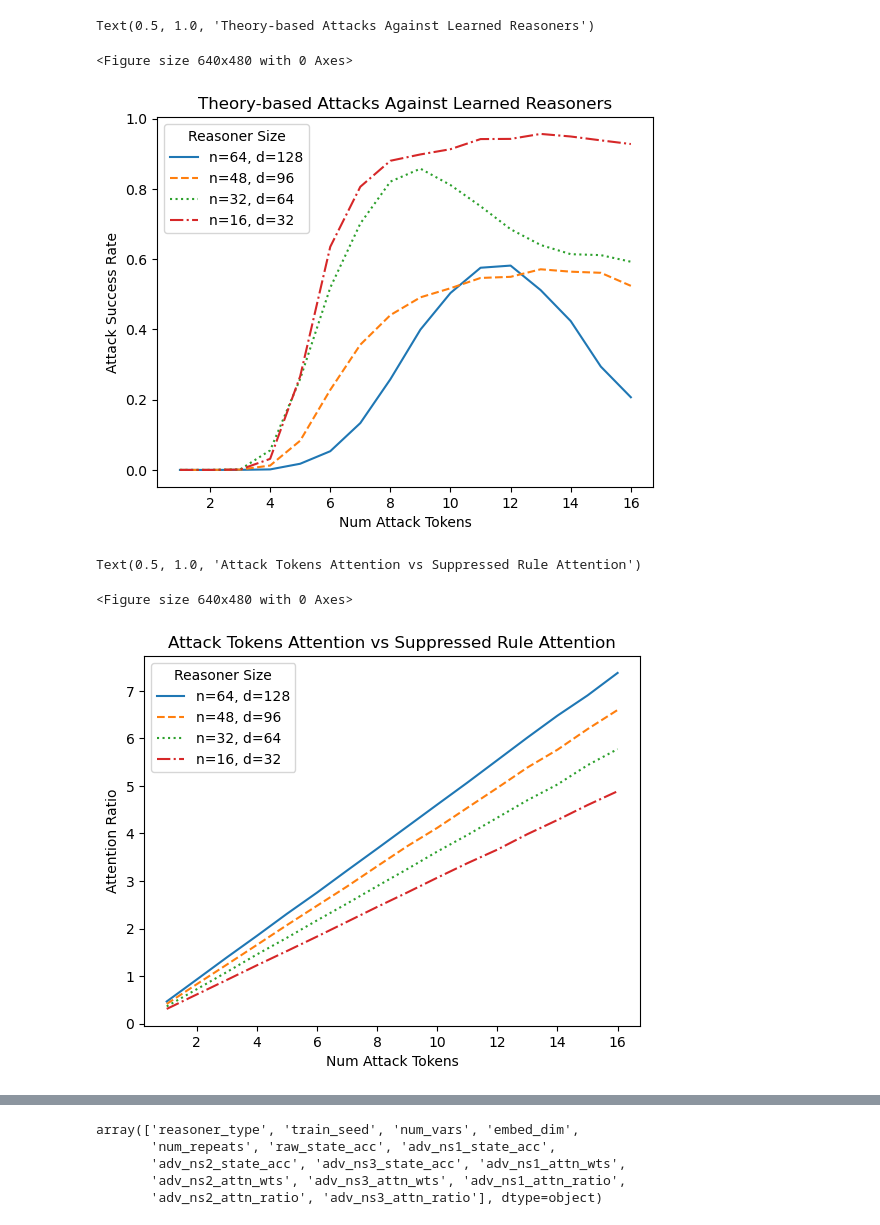
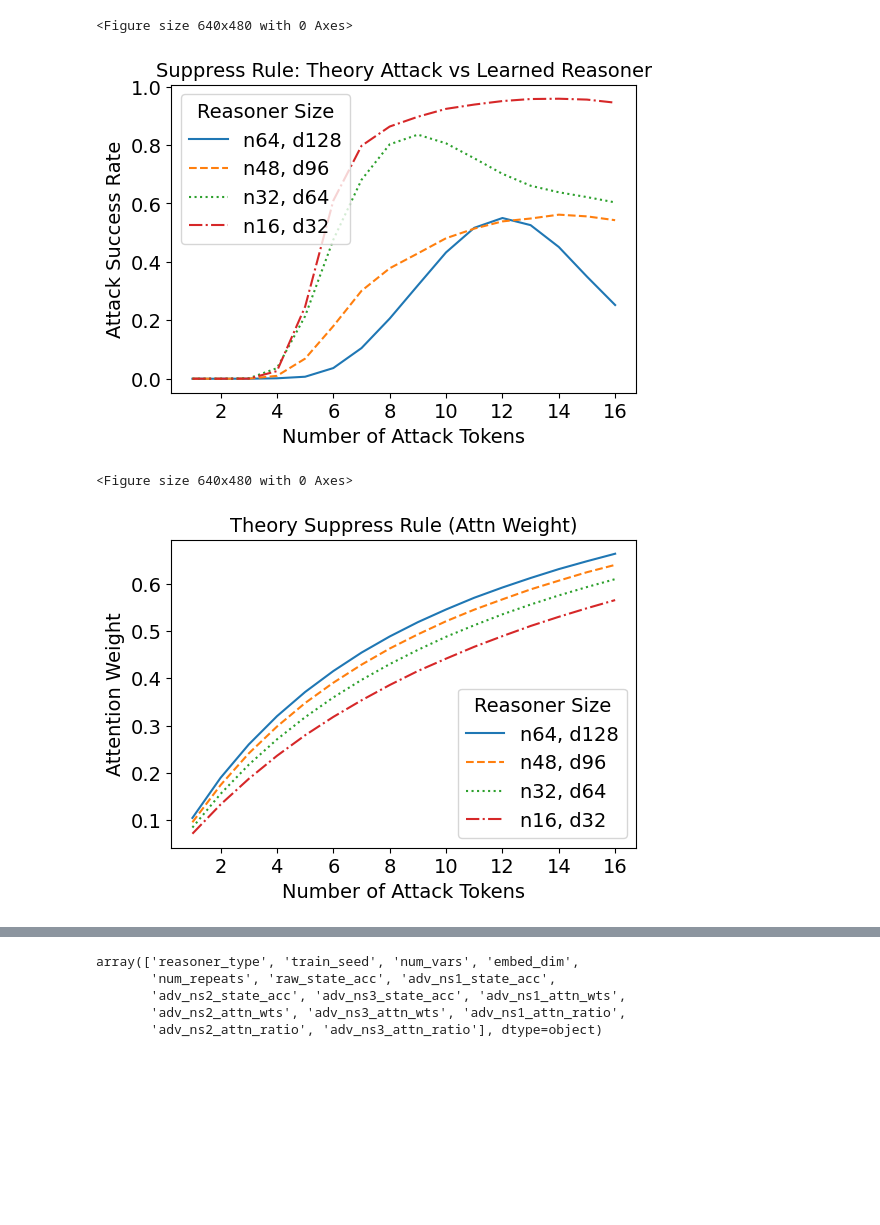
Before and after one commit to AntonXue/tf_logic, a Jupyter notebook: notebooks/experiments/exp2_theory_attacks.ipynb, the cells around one changed output, grey strips where cells are left out. Cells and saved outputs as stored; diff of their text form; code cells hidden in the pictures; blank space fills up the shorter version.

```diff
--- a/notebooks/experiments/exp2_theory_attacks.ipynb
+++ b/notebooks/experiments/exp2_theory_attacks.ipynb
@@ -8,8 +8,8 @@ import numpy as np
 import matplotlib.pyplot as plt
 # %%
 # Load dataframes
-suppress_rule_df = pd.read_csv("../../_dump/theory_attacks/theory_attack_suppress_rule.csv")
-knowledge_amnesia_df = pd.read_csv("../../_dump/theory_attacks/theory_attack_knowledge_amnesia.csv")
+suppress_rule_df = pd.read_csv("../../_dump/theory_attacks/theory_suppress_rule.csv")
+knowledge_amnesia_df = pd.read_csv("../../_dump/theory_attacks/theory_knowledge_amnesia.csv")
 # %%
 def get_col_as_np(df, tgt_col_name, filter_kvs = [], sort_by="num_repeats"):
     for k, v in filter_kvs:
@@ -18,70 +18,82 @@ def get_col_as_np(df, tgt_col_name, filter_kvs = [], sort_by="num_repeats"):
     x = df[sort_by].to_numpy()
     y = df[tgt_col_name].to_numpy()
     return x, y
+# %%
+# Some font size configurations
+legend_fs = 14
+title_fs = 14
+axis_fs = 14
+tick_fs = 14
 # %%
 plt.clf()
-fig = plt.figure(figsize=(6.4, 4.8))
+fig = plt.figure(figsize=(6, 4))
 
 x_64, y_64 = get_col_as_np(suppress_rule_df, "adv_ns3_state_acc",
     [("num_vars", 64), ("embed_dim", 128), ("reasoner_type", "learned")]
 )
 
 x_48, y_48 = get_col_as_np(suppress_rule_df, "adv_ns3_state_acc",
     [("num_vars", 48), ("embed_dim", 96), ("reasoner_type", "learned")]
 )
 
 x_32, y_32 = get_col_as_np(suppress_rule_df, "adv_ns3_state_acc",
     [("num_vars", 32), ("embed_dim", 64), ("reasoner_type", "learned")]
 )
 
 x_16, y_16 = get_col_as_np(suppress_rule_df, "adv_ns3_state_acc",
     [("num_vars", 16), ("embed_dim", 32), ("reasoner_type", "learned")]
 )
 
-plt.plot(x_64, y_64, linestyle="solid", label="n=64, d=128")
-plt.plot(x_48, y_48, linestyle="dashed", label="n=48, d=96")
-plt.plot(x_32, y_32, linestyle="dotted", label="n=32, d=64")
-plt.plot(x_16, y_16, linestyle="dashdot", label="n=16, d=32")
-plt.legend(loc="upper left", title="Reasoner Size")
-plt.ylabel("Attack Success Rate")
-plt.xlabel("Num Attack Tokens")
-plt.title("Theory-based Attacks Against Learned Reasoners")
+plt.plot(x_64, y_64, linestyle="solid", label="n64, d128")
+plt.plot(x_48, y_48, linestyle="dashed", label="n48, d96")
+plt.plot(x_32, y_32, linestyle="dotted", label="n32, d64")
+plt.plot(x_16, y_16, linestyle="dashdot", label="n16, d32")
+plt.legend(loc="upper left", title="Reasoner Size", fontsize=legend_fs, title_fontsize=legend_fs)
+plt.ylabel("Attack Success Rate", fontsize=axis_fs)
+plt.xlabel("Number of Attack Tokens", fontsize=axis_fs)
+plt.yticks(fontsize=tick_fs)
+plt.xticks(fontsize=tick_fs)
+plt.title("Suppress Rule: Theory Attack vs Learned Reasoner", fontsize=title_fs)
+# plt.title("Theory-based Attacks Against Learned Reasoners", fontsize=title_fs)
+plt.savefig("images/exp2_suppress_rule_acc.png", bbox_inches="tight", transparent=True)
 # %% [output]
-Text(0.5, 1.0, 'Theory-based Attacks Against Learned Reasoners')
+<Figure size 640x480 with 0 Axes>
-<Figure size 640x480 with 0 Axes>
-[figure, old version]
+[figure, new version]
 # %%
 plt.clf()
-fig = plt.figure(figsize=(6.4, 4.8))
+fig = plt.figure(figsize=(6,4))
 
-x_64, y_64 = get_col_as_np(suppress_rule_df, "adv_ns1_attn_ratio",
+x_64, y_64 = get_col_as_np(suppress_rule_df, "adv_ns1_attn_wts",
     [("num_vars", 64), ("embed_dim", 128), ("reasoner_type", "learned")]
 )
 
-x_48, y_48 = get_col_as_np(suppress_rule_df, "adv_ns1_attn_ratio",
+x_48, y_48 = get_col_as_np(suppress_rule_df, "adv_ns1_attn_wts",
     [("num_vars", 48), ("embed_dim", 96), ("reasoner_type", "learned")]
 )
 
-x_32, y_32 = get_col_as_np(suppress_rule_df, "adv_ns1_attn_ratio",
+x_32, y_32 = get_col_as_np(suppress_rule_df, "adv_ns1_attn_wts",
     [("num_vars", 32), ("embed_dim", 64), ("reasoner_type", "learned")]
 )
 
-x_16, y_16 = get_col_as_np(suppress_rule_df, "adv_ns1_attn_ratio",
+x_16, y_16 = get_col_as_np(suppress_rule_df, "adv_ns1_attn_wts",
     [("num_vars", 16), ("embed_dim", 32), ("reasoner_type", "learned")]
 )
 
-plt.plot(x_64, y_64, linestyle="solid", label="n=64, d=128")
-plt.plot(x_48, y_48, linestyle="dashed", label="n=48, d=96")
-plt.plot(x_32, y_32, linestyle="dotted", label="n=32, d=64")
-plt.plot(x_16, y_16, linestyle="dashdot", label="n=16, d=32")
-plt.legend(loc="upper left", title="Reasoner Size")
-plt.ylabel("Attention Ratio")
-plt.xlabel("Num Attack Tokens")
-plt.title("Attack Tokens Attention vs Suppressed Rule Attention")
+plt.plot(x_64, y_64, linestyle="solid", label="n64, d128")
+plt.plot(x_48, y_48, linestyle="dashed", label="n48, d96")
+plt.plot(x_32, y_32, linestyle="dotted", label="n32, d64")
+plt.plot(x_16, y_16, linestyle="dashdot", label="n16, d32")
+plt.legend(loc="lower right", title="Reasoner Size", fontsize=legend_fs, title_fontsize=legend_fs)
+plt.ylabel("Attention Weight", fontsize=axis_fs)
+plt.xlabel("Number of Attack Tokens", fontsize=axis_fs)
+plt.yticks(fontsize=tick_fs)
+plt.xticks(fontsize=tick_fs)
+plt.title("Theory Suppress Rule (Attn Weight)", fontsize=title_fs)
+# plt.title("Attack Tokens Attention vs Suppressed Rule Attention", fontsize=title_fs)
+plt.savefig("images/exp2_suppress_rule_attn.png", bbox_inches="tight", transparent=True)
 # %% [output]
-Text(0.5, 1.0, 'Attack Tokens Attention vs Suppressed Rule Attention')
+<Figure size 640x480 with 0 Axes>
-<Figure size 640x480 with 0 Axes>
-[figure, old version]
+[figure, new version]
 # %%
 # Knowledge Amnesia
 # %%
```
Also changed, not shown: parts of 2 cells of this notebook, 14 other files.
